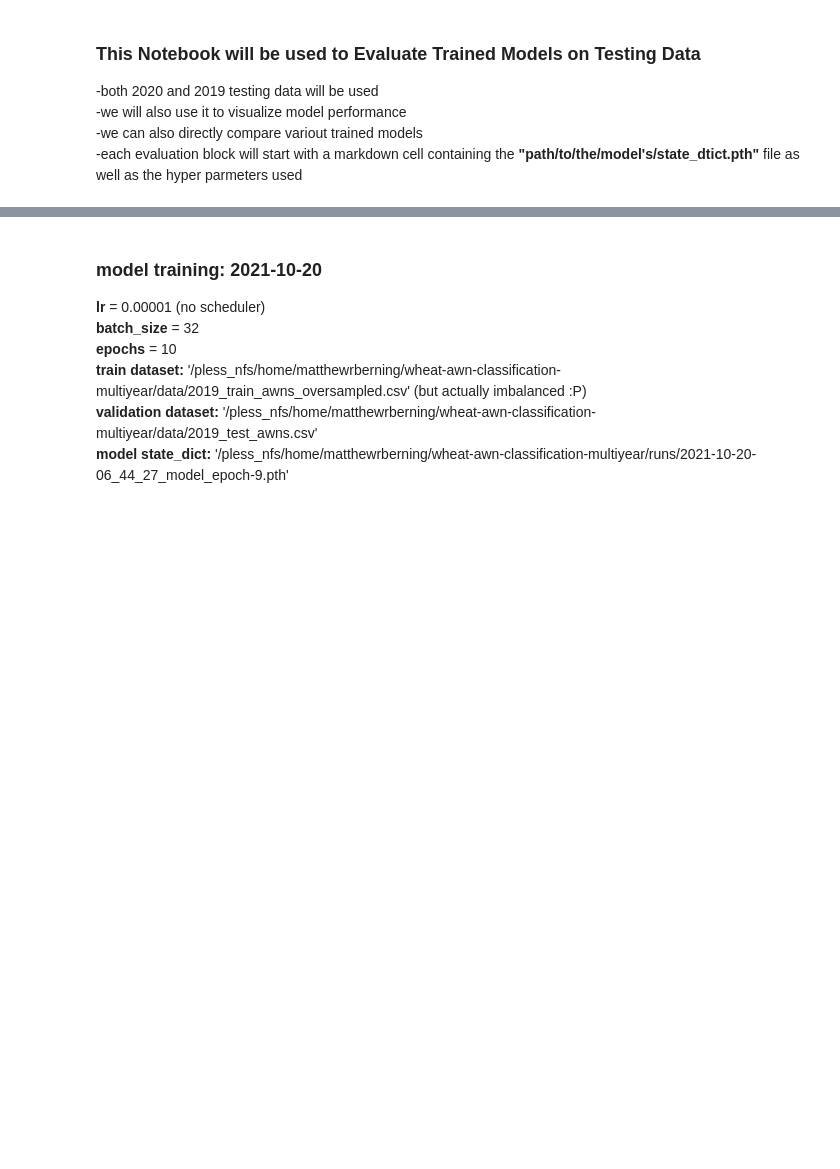
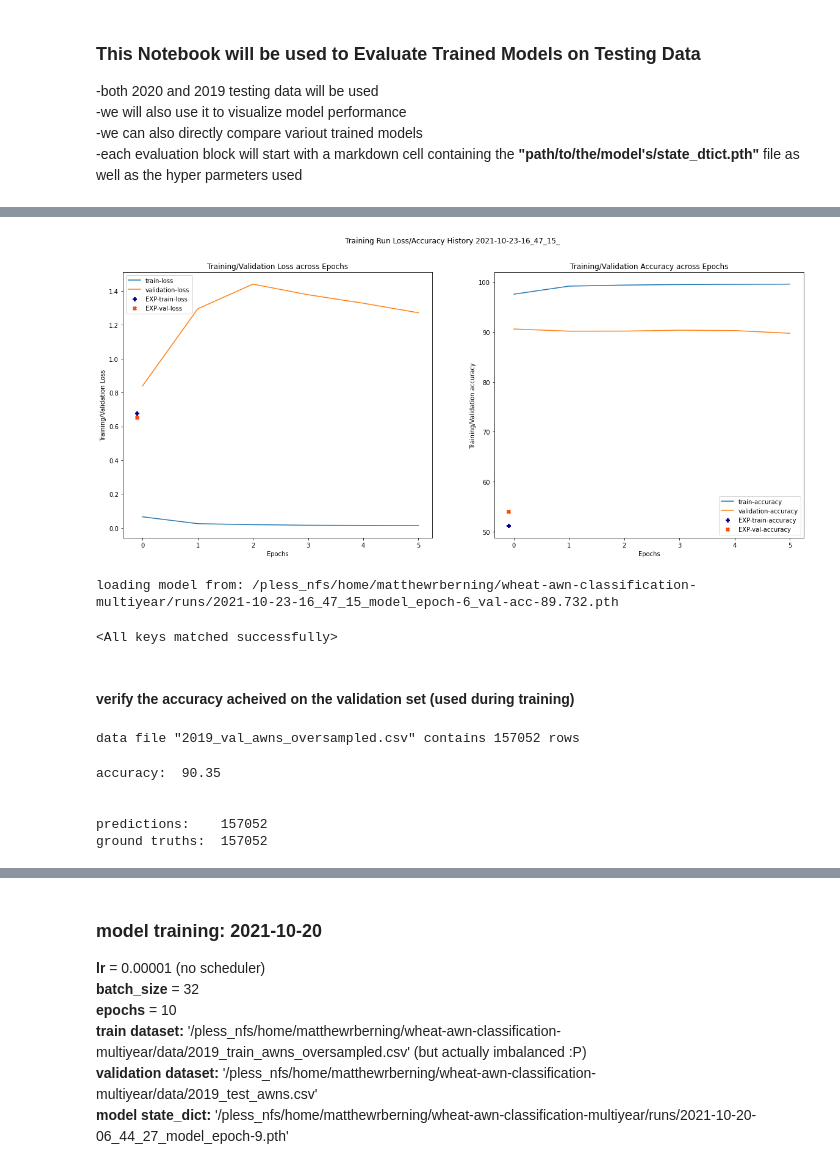
Before and after one commit to matthewrberning/wheat-awn-classification-multiyear, a Jupyter notebook: model/model_evaluation.ipynb, the cells around one changed output, grey strips where cells are left out. Drawn from its saved outputs; the diff is of its cells as text; code cells hidden in the pictures; blank space fills up the shorter version.

Commit message:
updates to model eval notebook for helper functions and new test results

```diff
--- a/model/model_evaluation.ipynb
+++ b/model/model_evaluation.ipynb
@@ -73,0 +208,12 @@ file: 2021-10-21-17_52_20_model_epoch-5.pth
+# %%
+#sort state_dict (.pth) files in runs dir
+search_dir = "/pless_nfs/home/matthewrberning/wheat-awn-classification-multiyear/runs/"
+os.chdir(search_dir)
+pkl_files = filter(os.path.isfile, os.listdir(search_dir))
+pkl_files = [os.path.join(search_dir, f) for f in pkl_files]# add path to each file
+
+pkl_files = [file for file in pkl_files if file.endswith('.pkl')] #only get model files
+pkl_files.sort(key=lambda x: os.path.getmtime(x))
+
+for file in pkl_files:
+    print(f"file: {file.split('/')[-1]}\n time: {datetime.fromtimestamp(os.path.getmtime(file))}\n")
@@ -73,0 +241,13 @@ file: 2021-10-21-17_52_20_model_epoch-5.pth
+# %%
+#training history plot for the run
+plot_training_history(history_dict_pkl_path=pkl_files[-1])
+# %% [output]
+[figure, added]
+# %%
+#instantiate the model
+print(f"loading model from: {pth_files[-1]}")
+saved_model = Model().construct_model(verbose=False)
+saved_model.load_state_dict(torch.load('/pless_nfs/home/matthewrberning/wheat-awn-classification-multiyear/runs/2021-10-23-16_47_15_model_epoch-4_val-acc-90.352.pth'))
+# %% [output]
+loading model from: /pless_nfs/home/matthewrberning/wheat-awn-classification-multiyear/runs/2021-10-23-16_47_15_model_epoch-6_val-acc-89.732.pth
+<All keys matched successfully>
@@ -73,0 +258,14 @@ file: 2021-10-21-17_52_20_model_epoch-5.pth
+# %% [markdown]
+#### verify the accuracy acheived on the validation set (used during training)
+# %%
+#collect test dataset and create loader iterable-object
+dataset_path = '/pless_nfs/home/matthewrberning/multi-year-cult-class/data/preprocessed/'
+data_csv = '/pless_nfs/home/matthewrberning/wheat-awn-classification-multiyear/data/2019_val_awns_oversampled.csv'
+batch_size = 64
+
+transform = transforms.Compose([transforms.ToTensor()])
+
+data = WheatAwnDataset(csv_filepath=data_csv, dataset_dir=dataset_path, transform=transform)
+dataloader = DataLoader(data, batch_size=batch_size, shuffle=False)
+# %% [output]
+data file "2019_val_awns_oversampled.csv" contains 157052 rows
@@ -73,0 +308,14 @@ file: 2021-10-21-17_52_20_model_epoch-5.pth
+# %%
+#calculate the accuracy
+accuracy = (corrects/len(dataloader.dataset))*100
+accuracy = "{:5.2f}".format(accuracy)
+print("accuracy: ", accuracy)
+print('\n')
+print("predictions:   ", len(predictions))
+print("ground truths: ", len(ground_truths))
+# %% [output]
+accuracy:  90.35
+
+
+predictions:    157052
+ground truths:  157052
```
Also changed, not shown: parts of 14 cells of this notebook.
